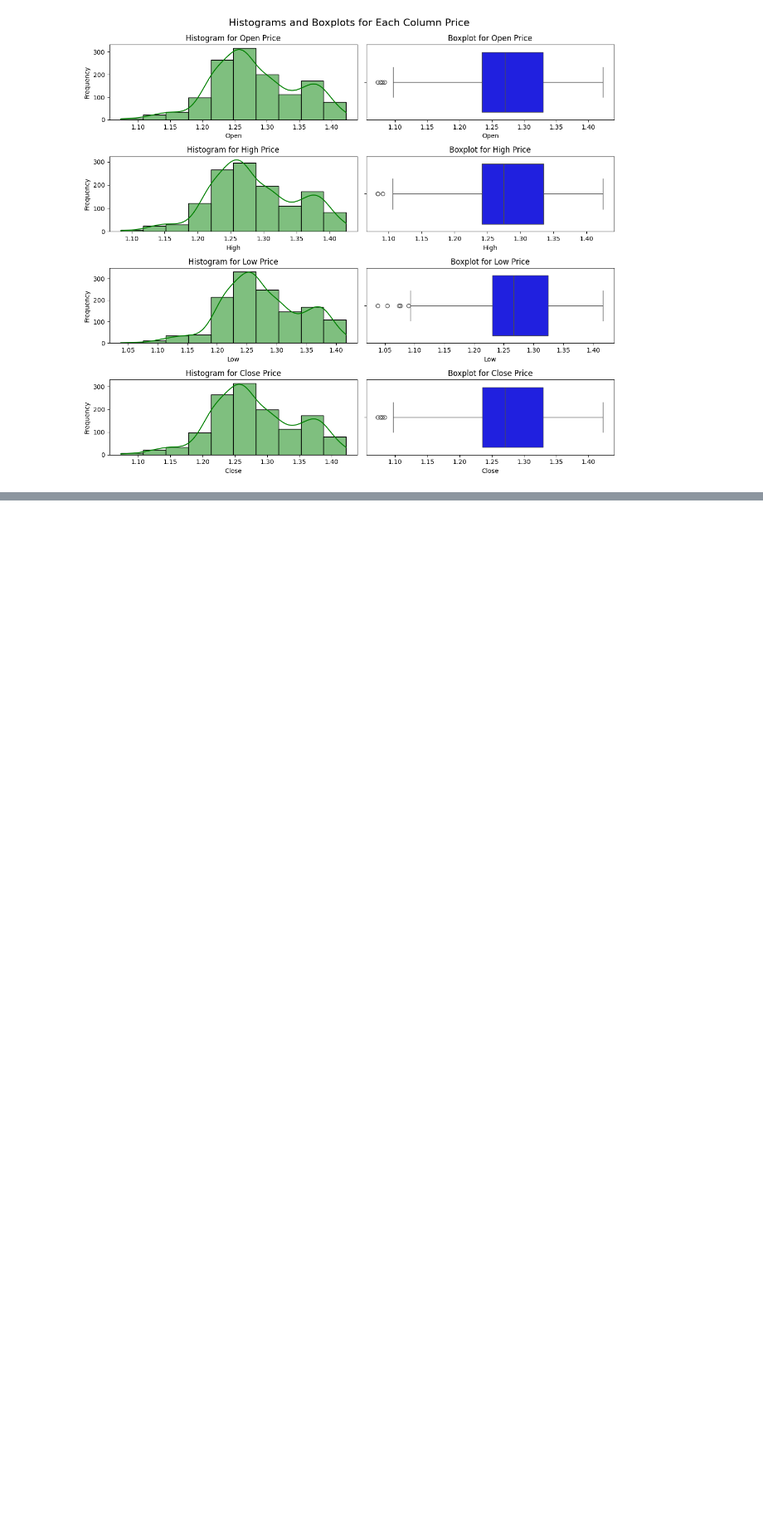
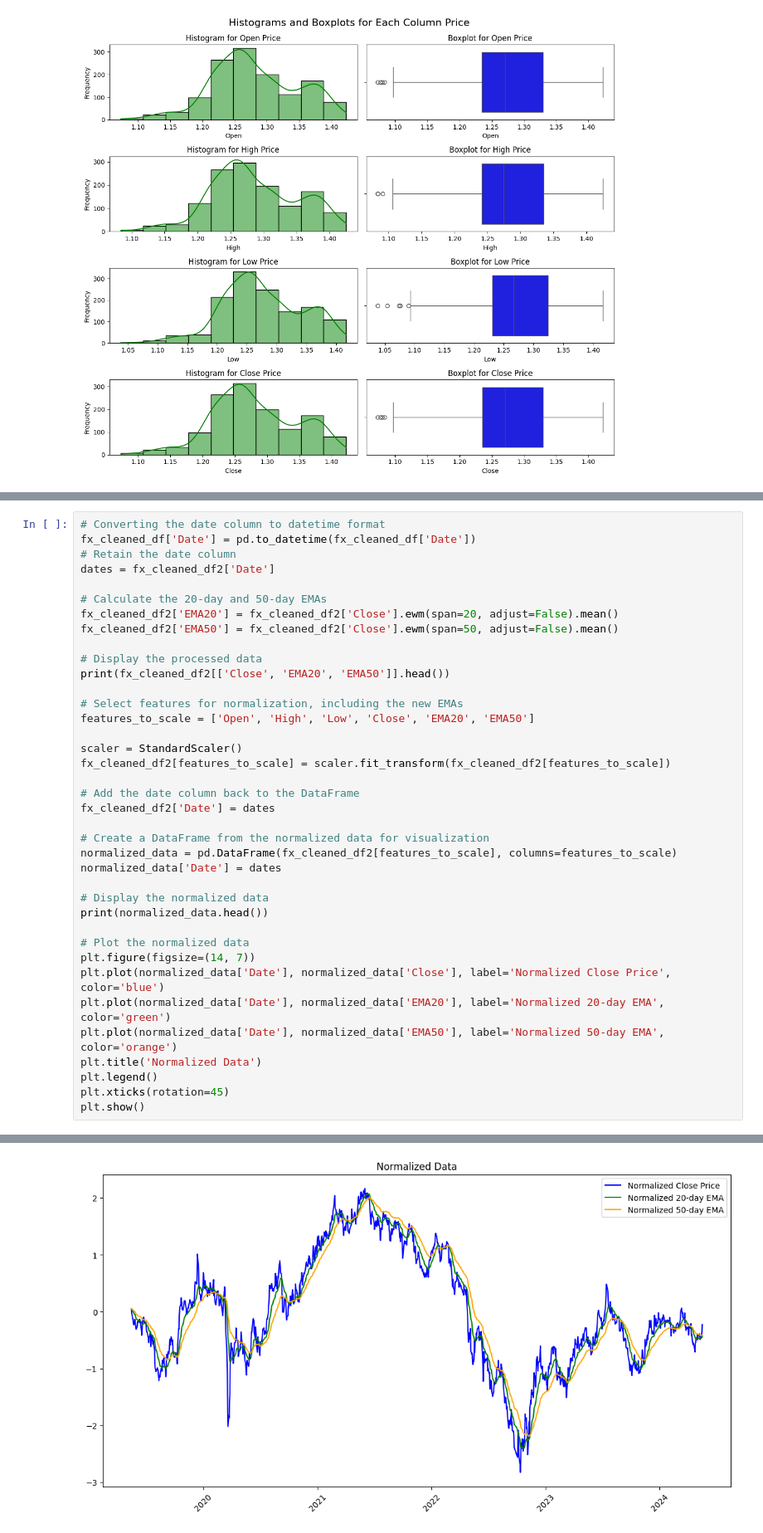
Before and after one commit to Cynthiaudoye/Forex_Trading_Bot, a Jupyter notebook: Cynthia's_Project.ipynb, the cells around one changed output, grey strips where cells are left out. Shown at 83% size. Saved outputs shown, nothing was run; the diff lists cells and outputs as text; blank space fills up the shorter version.

```diff
--- a/Cynthia's_Project.ipynb
+++ b/Cynthia's_Project.ipynb
@@ -177 +178,40 @@ summary_stats
 | max | 1.422758 | 1.424725 | 1.416591 | 1.422678 |
+# %%
+# Converting the date column to datetime format
+fx_cleaned_df['Date'] = pd.to_datetime(fx_cleaned_df['Date'])
+# Retain the date column
+dates = fx_cleaned_df2['Date']
+
+# Calculate the 20-day and 50-day EMAs
+fx_cleaned_df2['EMA20'] = fx_cleaned_df2['Close'].ewm(span=20, adjust=False).mean()
+fx_cleaned_df2['EMA50'] = fx_cleaned_df2['Close'].ewm(span=50, adjust=False).mean()
+
+# Display the processed data
+print(fx_cleaned_df2[['Close', 'EMA20', 'EMA50']].head())
+
+# Select features for normalization, including the new EMAs
+features_to_scale = ['Open', 'High', 'Low', 'Close', 'EMA20', 'EMA50']
+
+scaler = StandardScaler()
+fx_cleaned_df2[features_to_scale] = scaler.fit_transform(fx_cleaned_df2[features_to_scale])
+
+# Add the date column back to the DataFrame
+fx_cleaned_df2['Date'] = dates
+
+# Create a DataFrame from the normalized data for visualization
+normalized_data = pd.DataFrame(fx_cleaned_df2[features_to_scale], columns=features_to_scale)
+normalized_data['Date'] = dates
+
+# Display the normalized data
+print(normalized_data.head())
+
+# Plot the normalized data
+plt.figure(figsize=(14, 7))
+plt.plot(normalized_data['Date'], normalized_data['Close'], label='Normalized Close Price', color='blue')
+plt.plot(normalized_data['Date'], normalized_data['EMA20'], label='Normalized 20-day EMA', color='green')
+plt.plot(normalized_data['Date'], normalized_data['EMA50'], label='Normalized 50-day EMA', color='orange')
+plt.title('Normalized Data')
+plt.legend()
+plt.xticks(rotation=45)
+plt.show()
+# %% [output]
@@ -177,0 +230 @@ summary_stats
+[figure, added]
```
Also changed, not shown: parts of 10 cells of this notebook.
